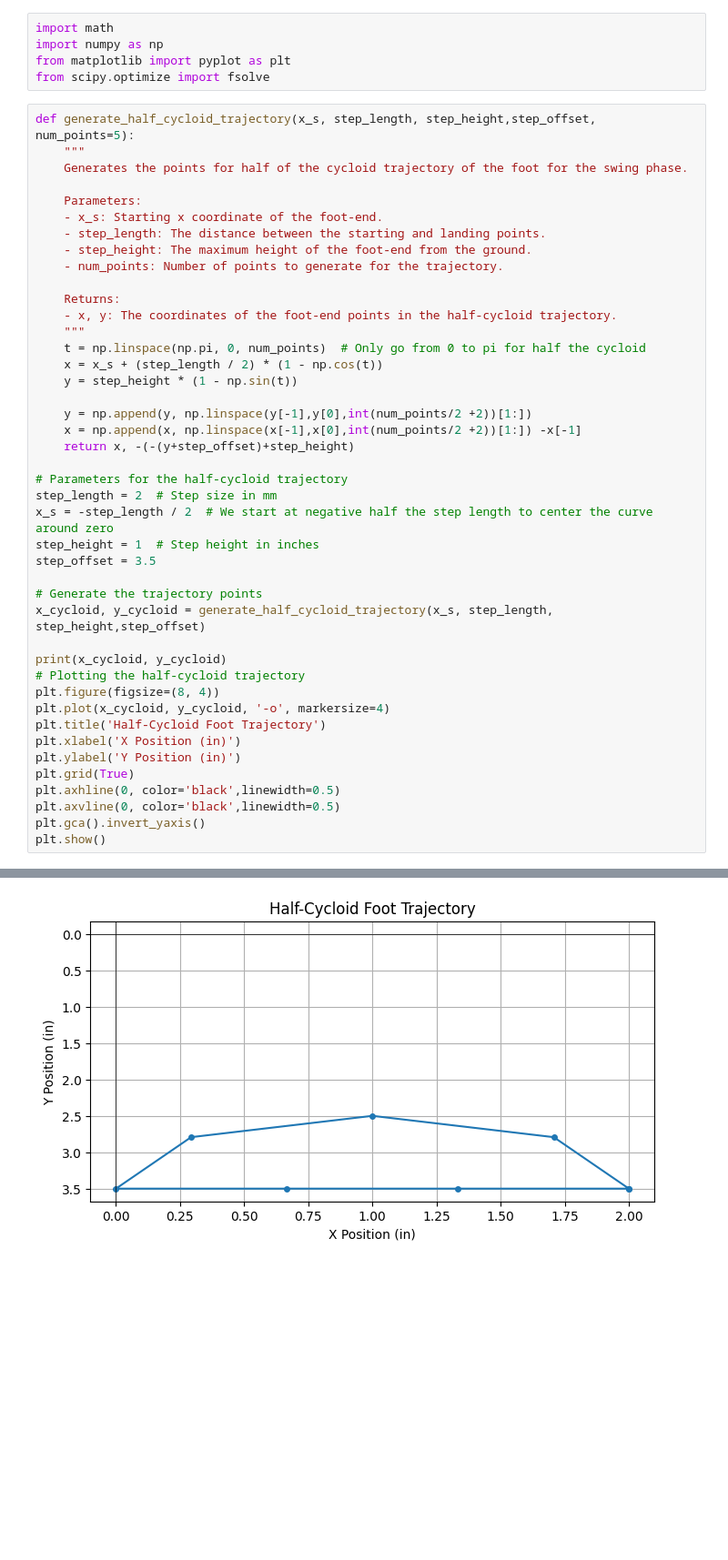
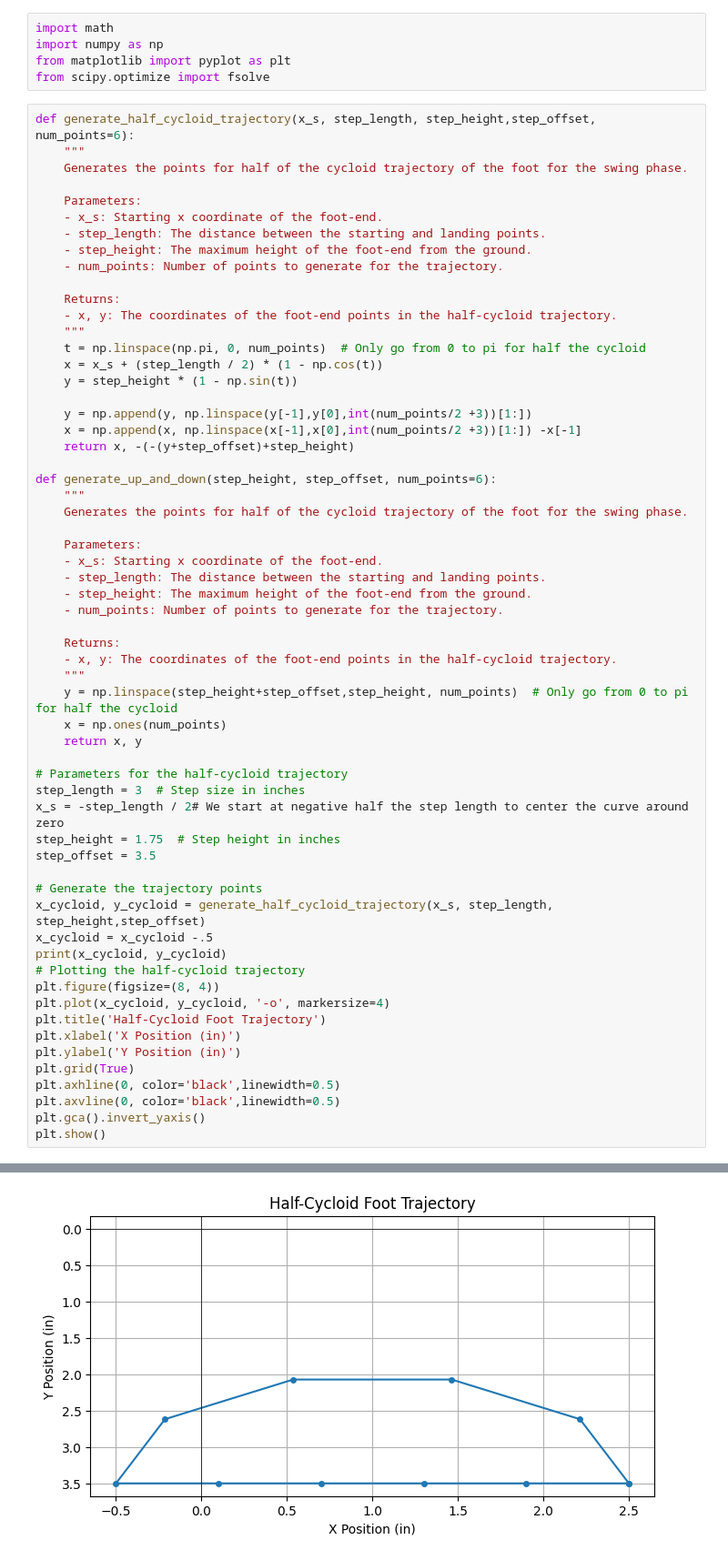
Before and after one commit to aamosu/RRR-Capstone-, a Jupyter notebook: motionPlaning/Trajectory.ipynb, the cells around one changed output, grey strips where cells are left out. Shown: that part at 91% size. Cells and saved outputs as stored; diff of their text form; blank space fills up the shorter version.

```diff
--- a/motionPlaning/Trajectory.ipynb
+++ b/motionPlaning/Trajectory.ipynb
@@ -4,7 +4,7 @@ import numpy as np
 from matplotlib import pyplot as plt
 from scipy.optimize import fsolve
 # %%
-def generate_half_cycloid_trajectory(x_s, step_length, step_height,step_offset, num_points=5):
+def generate_half_cycloid_trajectory(x_s, step_length, step_height,step_offset, num_points=6):
     """
     Generates the points for half of the cycloid trajectory of the foot for the swing phase.
 
@@ -21,19 +21,36 @@ def generate_half_cycloid_trajectory(x_s, step_length, step_height,step_offset,
     x = x_s + (step_length / 2) * (1 - np.cos(t))
     y = step_height * (1 - np.sin(t))
 
-    y = np.append(y, np.linspace(y[-1],y[0],int(num_points/2 +2))[1:])
-    x = np.append(x, np.linspace(x[-1],x[0],int(num_points/2 +2))[1:]) -x[-1]
+    y = np.append(y, np.linspace(y[-1],y[0],int(num_points/2 +3))[1:])
+    x = np.append(x, np.linspace(x[-1],x[0],int(num_points/2 +3))[1:]) -x[-1]
     return x, -(-(y+step_offset)+step_height)
 
+def generate_up_and_down(step_height, step_offset, num_points=6):
+    """
+    Generates the points for half of the cycloid trajectory of the foot for the swing phase.
+
+    Parameters:
+    - x_s: Starting x coordinate of the foot-end.
+    - step_length: The distance between the starting and landing points.
+    - step_height: The maximum height of the foot-end from the ground.
+    - num_points: Number of points to generate for the trajectory.
+
+    Returns:
+    - x, y: The coordinates of the foot-end points in the half-cycloid trajectory.
+    """
+    y = np.linspace(step_height+step_offset,step_height, num_points)  # Only go from 0 to pi for half the cycloid
+    x = np.ones(num_points)
+    return x, y
+
 # Parameters for the half-cycloid trajectory
-step_length = 2  # Step size in mm
-x_s = -step_length / 2  # We start at negative half the step length to center the curve around zero
-step_height = 1  # Step height in inches
+step_length = 3  # Step size in inches
+x_s = -step_length / 2# We start at negative half the step length to center the curve around zero
+step_height = 1.75  # Step height in inches
 step_offset = 3.5
 
 # Generate the trajectory points
 x_cycloid, y_cycloid = generate_half_cycloid_trajectory(x_s, step_length, step_height,step_offset)
-
+x_cycloid = x_cycloid -.5
 print(x_cycloid, y_cycloid)
 # Plotting the half-cycloid trajectory
 plt.figure(figsize=(8, 4))
@@ -53 +70 @@ plt.show()
-[figure, old version]
+[figure, new version]
```
Also changed, not shown: parts of 5 cells of this notebook, 1 other file.
